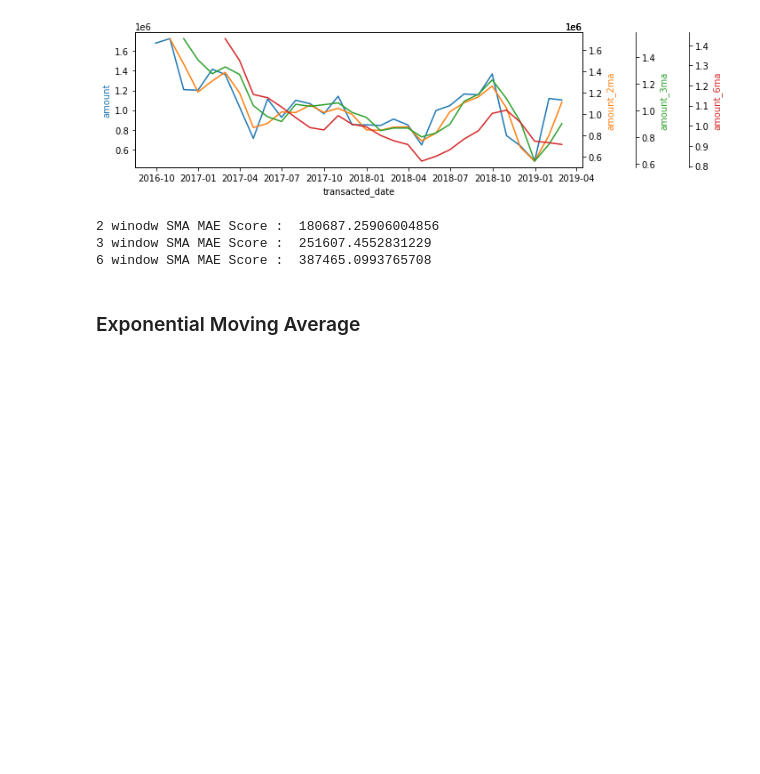
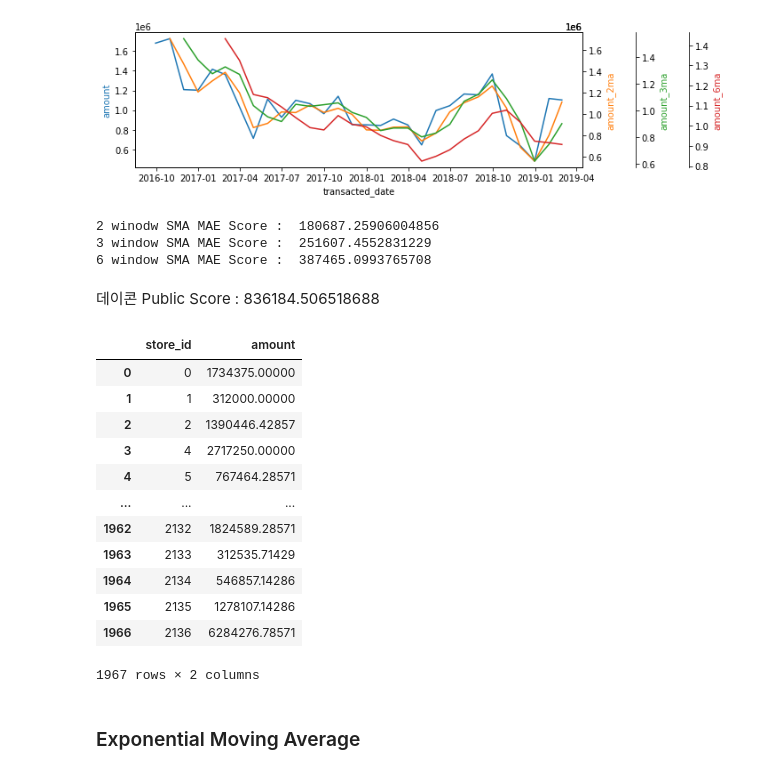
Before and after one commit to namwootree/Basic_Skill, a Jupyter notebook: Time_Series/상점 신용카드 매출 예측 경진대회/상점_신용카드_매출_예측.ipynb, the cells around one changed output. Cells and saved outputs as stored; diff of their text form; code cells hidden in the pictures; blank space fills up the shorter version.

```diff
--- a/Time_Series/상점 신용카드 매출 예측 경진대회/상점_신용카드_매출_예측.ipynb
+++ b/Time_Series/상점 신용카드 매출 예측 경진대회/상점_신용카드_매출_예측.ipynb
@@ -572,3 +598,23 @@ print("6 window SMA MAE Score : ", mae(sma_month.amount_6ma.fillna(0), sma_month
+# %%
+SMA_2 = pd.read_csv('/content/SMA_2_rolling.csv')
+# %% [markdown]
+데이콘 Public Score : 836184.506518688
+# %%
+SMA_2
+# %% [output]
+|  | store_id | amount |
+| 0 | 0 | 1734375.00000 |
+| 1 | 1 | 312000.00000 |
+| 2 | 2 | 1390446.42857 |
+| 3 | 4 | 2717250.00000 |
+| 4 | 5 | 767464.28571 |
+| ... | ... | ... |
+| 1962 | 2132 | 1824589.28571 |
+| 1963 | 2133 | 312535.71429 |
+| 1964 | 2134 | 546857.14286 |
+| 1965 | 2135 | 1278107.14286 |
+| 1966 | 2136 | 6284276.78571 |
+1967 rows × 2 columns
 # %% [markdown]
 ### Exponential Moving Average
 # %% [markdown]
```
Also changed, not shown: parts of 46 cells of this notebook.
